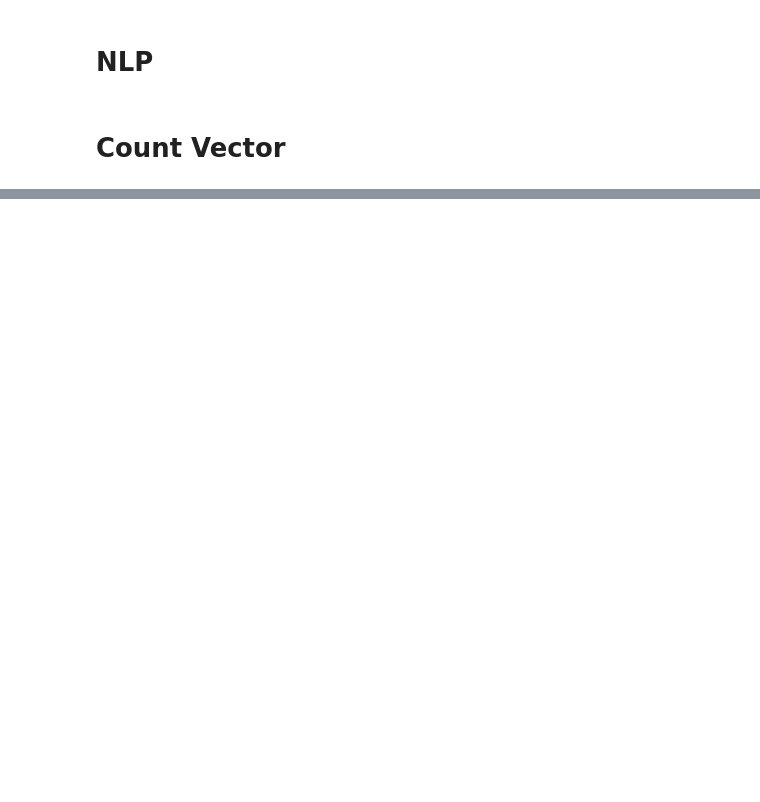
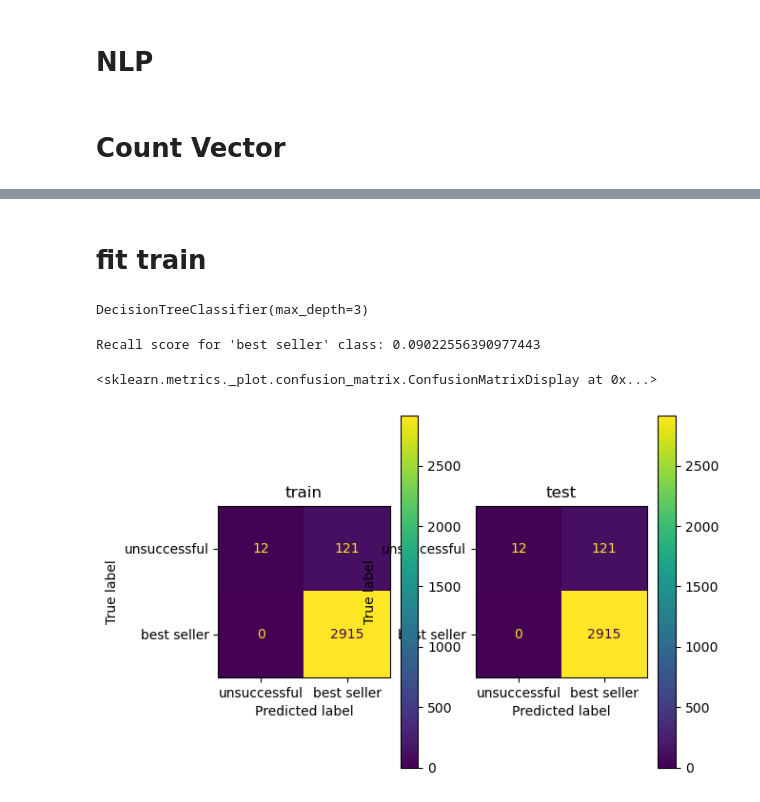
Before and after one commit to Booookkkkkssss/books_main, a Jupyter notebook: navs-folder/modeling.ipynb, the cells around one changed output, grey strips where cells are left out. Drawn from its saved outputs; the diff is of its cells as text; code cells hidden in the pictures; blank space fills up the shorter version.

```diff
--- a/navs-folder/modeling.ipynb
+++ b/navs-folder/modeling.ipynb
@@ -119,0 +125,11 @@ TypeError: 'numpy.ndarray' object is not callable
+# %%
+x_train, x_test, y_train, y_test = \
+train_test_split(X, y,
+                 test_size=0.2,
+                 random_state=42)
+# %% [markdown]
+# fit train
+# %%
+# Whatever transformations we apply to X_train need to be applied to X_test
+cv = CountVectorizer()
+x_bow = cv.fit_transform(x_train)
@@ -119,0 +139,14 @@ TypeError: 'numpy.ndarray' object is not callable
+# %%
+tree = DecisionTreeClassifier(max_depth=3)
+tree.fit(x_bow, y_train)
+# %% [output]
+DecisionTreeClassifier(max_depth=3)
+# %%
+y_pred = tree.predict(x_bow)
+# %%
+# Calculate the recall score
+recall = recall_score(y_train, y_pred, pos_label='best seller')
+print("Recall score for 'best seller' class:", recall)
+# print("Recall score on training data:", recall)
+# %% [output]
+Recall score for 'best seller' class: 0.09022556390977443
@@ -119,0 +158,27 @@ TypeError: 'numpy.ndarray' object is not callable
+# %%
+ConfusionMatrixDisplay(
+confusion_matrix = confusion_matrix(y_train, y_pred),
+display_labels = ['unsuccessful', 'best seller'])
+# %% [output]
+<sklearn.metrics._plot.confusion_matrix.ConfusionMatrixDisplay at 0x...>
+# %%
+from sklearn.metrics import confusion_matrix, ConfusionMatrixDisplay
+import matplotlib.pyplot as plt
+
+# assume y_train and y_train_pred are your target variable and predicted labels, respectively
+# and y_test and y_pred are your test set target variable and predicted labels, respectively
+fig, ax = plt.subplots(1, 2)
+ax[0].set_title("train")
+ax[1].set_title("test")
+
+# plot confusion matrix for training data
+ConfusionMatrixDisplay(confusion_matrix=confusion_matrix(y_train, y_pred),
+                       display_labels=['unsuccessful', 'best seller']).plot(ax=ax[0])
+
+# plot confusion matrix for test data
+ConfusionMatrixDisplay(confusion_matrix=confusion_matrix(y_train, y_pred),
+                       display_labels=['unsuccessful', 'best seller']).plot(ax=ax[1])
+
+plt.show()
+# %% [output]
+[figure, added]
```
Also changed, not shown: parts of 38 cells of this notebook, 3 other files.
